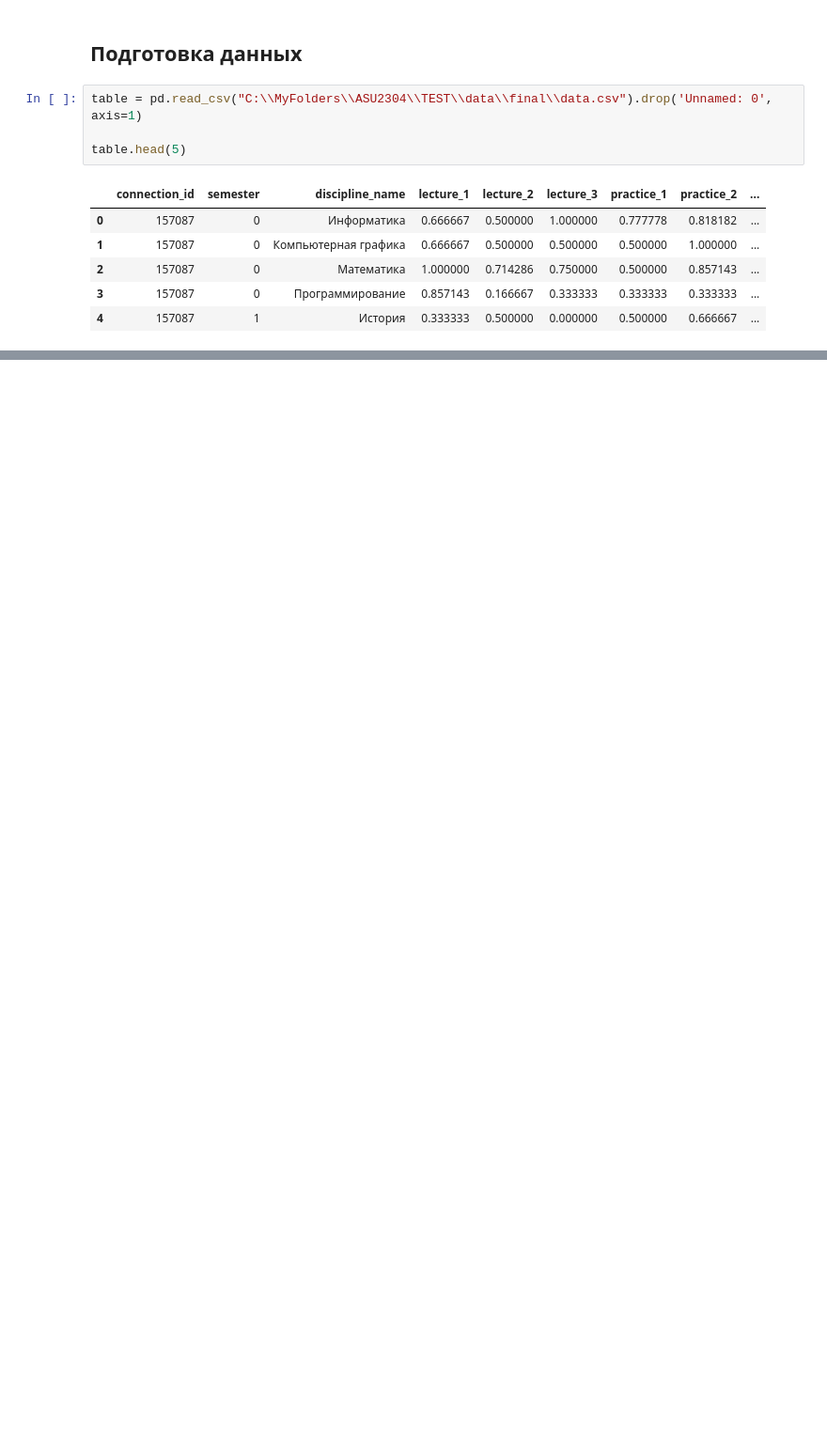
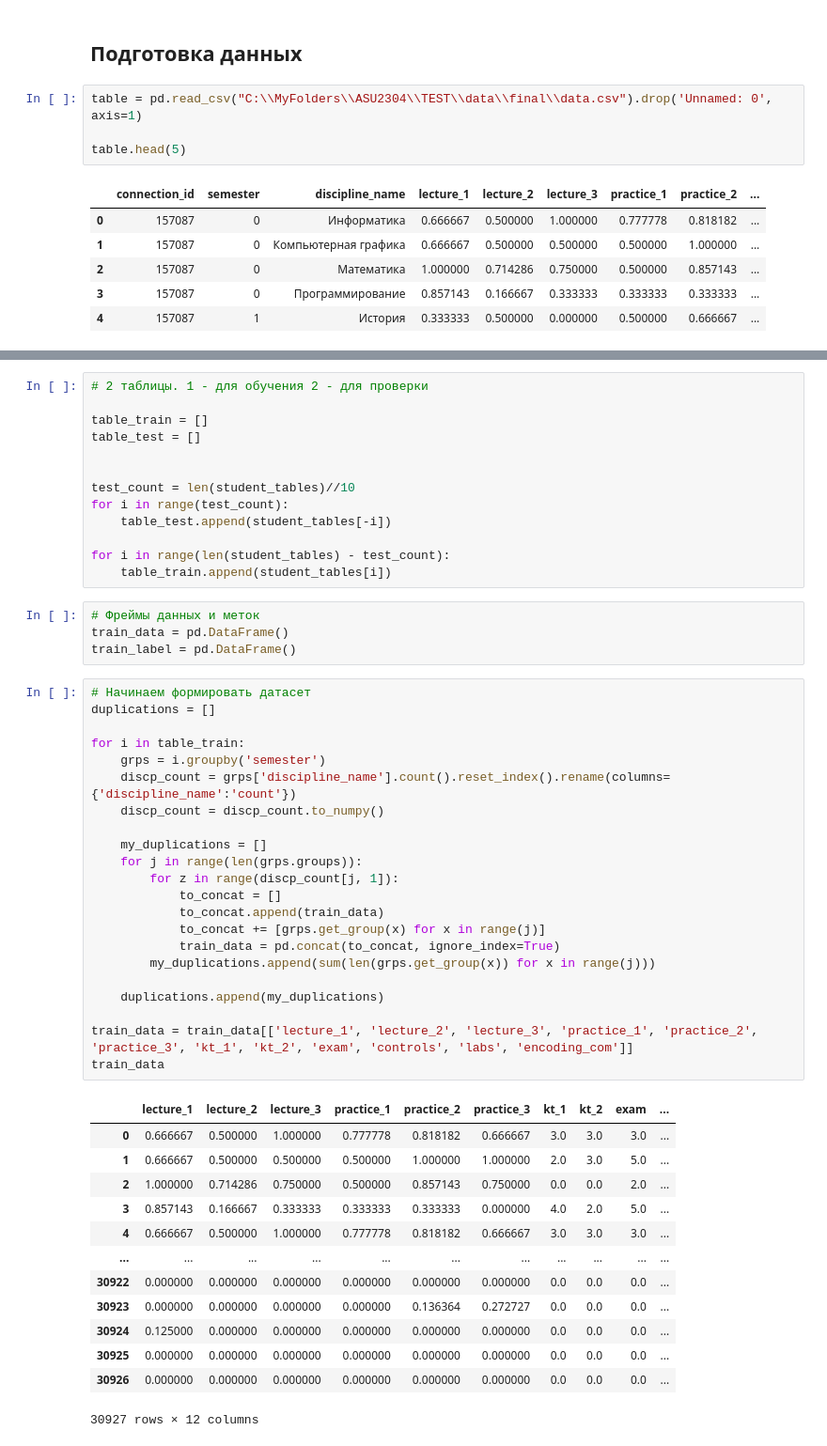
Before and after one commit to ATOM3448/ASU2304, a Jupyter notebook: GPO.ipynb, the cells around one changed output, grey strips where cells are left out. Shown at 94% size. Cells and saved outputs as stored; diff of their text form; blank space fills up the shorter version.

```diff
--- a/GPO.ipynb
+++ b/GPO.ipynb
@@ -93,0 +85,53 @@ array([[157087, 0, 'Информатика', ..., 0.6, 1, 1],
+# %%
+# 2 таблицы. 1 - для обучения 2 - для проверки
+
+table_train = []
+table_test = []
+
+
+test_count = len(student_tables)//10
+for i in range(test_count):
+    table_test.append(student_tables[-i])
+
+for i in range(len(student_tables) - test_count):
+    table_train.append(student_tables[i])
+# %%
+# Фреймы данных и меток
+train_data = pd.DataFrame()
+train_label = pd.DataFrame()
+# %%
+# Начинаем формировать датасет
+duplications = []
+
+for i in table_train:
+    grps = i.groupby('semester')
+    discp_count = grps['discipline_name'].count().reset_index().rename(columns={'discipline_name':'count'})
+    discp_count = discp_count.to_numpy()
+
+    my_duplications = []
+    for j in range(len(grps.groups)):
+        for z in range(discp_count[j, 1]):
+            to_concat = []
+            to_concat.append(train_data)
+            to_concat += [grps.get_group(x) for x in range(j)]
+            train_data = pd.concat(to_concat, ignore_index=True)
+        my_duplications.append(sum(len(grps.get_group(x)) for x in range(j)))
+
+    duplications.append(my_duplications)
+
+train_data = train_data[['lecture_1', 'lecture_2', 'lecture_3', 'practice_1', 'practice_2', 'practice_3', 'kt_1', 'kt_2', 'exam', 'controls', 'labs', 'encoding_com']]
+train_data
+# %% [output]
+|  | lecture_1 | lecture_2 | lecture_3 | practice_1 | practice_2 | practice_3 | kt_1 | kt_2 | exam | ... |
+| 0 | 0.666667 | 0.500000 | 1.000000 | 0.777778 | 0.818182 | 0.666667 | 3.0 | 3.0 | 3.0 | ... |
+| 1 | 0.666667 | 0.500000 | 0.500000 | 0.500000 | 1.000000 | 1.000000 | 2.0 | 3.0 | 5.0 | ... |
+| 2 | 1.000000 | 0.714286 | 0.750000 | 0.500000 | 0.857143 | 0.750000 | 0.0 | 0.0 | 2.0 | ... |
+| 3 | 0.857143 | 0.166667 | 0.333333 | 0.333333 | 0.333333 | 0.000000 | 4.0 | 2.0 | 5.0 | ... |
+| 4 | 0.666667 | 0.500000 | 1.000000 | 0.777778 | 0.818182 | 0.666667 | 3.0 | 3.0 | 3.0 | ... |
+| ... | ... | ... | ... | ... | ... | ... | ... | ... | ... | ... |
+| 30922 | 0.000000 | 0.000000 | 0.000000 | 0.000000 | 0.000000 | 0.000000 | 0.0 | 0.0 | 0.0 | ... |
+| 30923 | 0.000000 | 0.000000 | 0.000000 | 0.000000 | 0.136364 | 0.272727 | 0.0 | 0.0 | 0.0 | ... |
+| 30924 | 0.125000 | 0.000000 | 0.000000 | 0.000000 | 0.000000 | 0.000000 | 0.0 | 0.0 | 0.0 | ... |
+| 30925 | 0.000000 | 0.000000 | 0.000000 | 0.000000 | 0.000000 | 0.000000 | 0.0 | 0.0 | 0.0 | ... |
+| 30926 | 0.000000 | 0.000000 | 0.000000 | 0.000000 | 0.000000 | 0.000000 | 0.0 | 0.0 | 0.0 | ... |
+30927 rows × 12 columns
```
Also changed, not shown: parts of 13 cells of this notebook, 3 other files.
